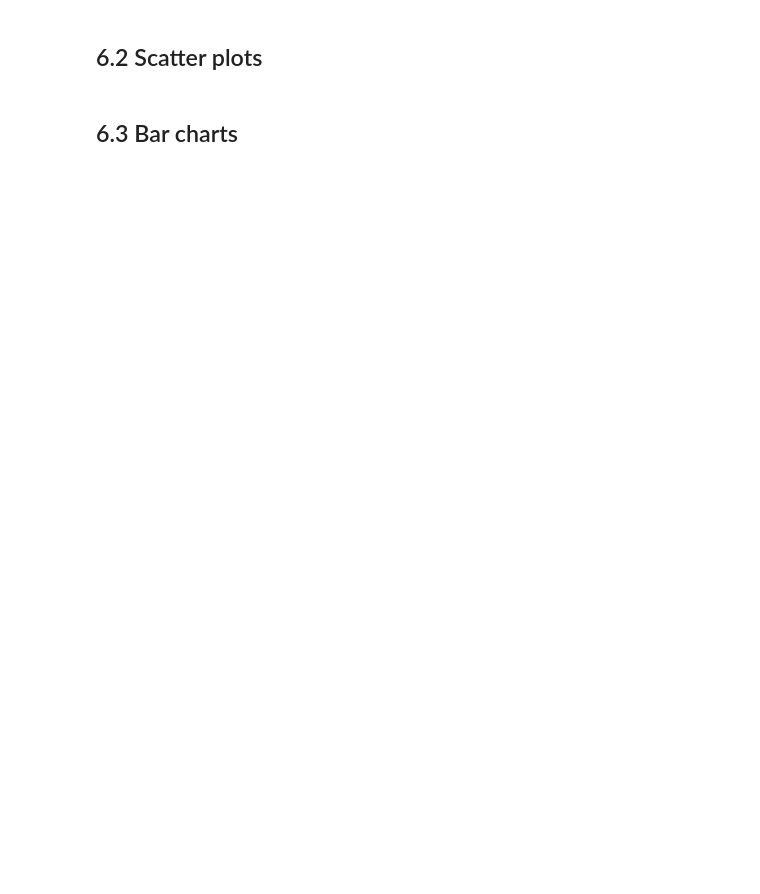
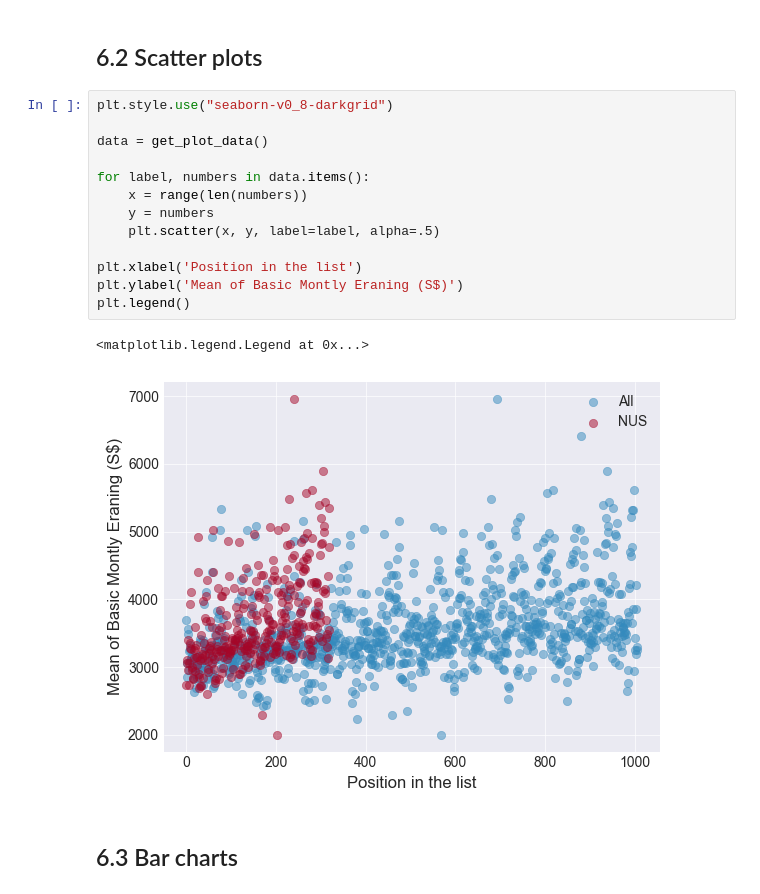
Before and after one commit to SPS-SP2273/learning-portfolio-joannejyyy, a Jupyter notebook: 7.1_plotting/plotting_(good).ipynb, the cells around one changed output. Cells and saved outputs as stored; diff of their text form; blank space fills up the shorter version.

```diff
--- a/7.1_plotting/plotting_(good).ipynb
+++ b/7.1_plotting/plotting_(good).ipynb
@@ -144,4 +204,20 @@ SyntaxError: invalid syntax. Maybe you meant '==' or ':=' instead of '='? (22620
 # %% [markdown]
 ## 6.2 Scatter plots
+# %%
+plt.style.use("seaborn-v0_8-darkgrid")
+
+data = get_plot_data()
+
+for label, numbers in data.items():
+    x = range(len(numbers))
+    y = numbers
+    plt.scatter(x, y, label=label, alpha=.5)
+
+plt.xlabel('Position in the list')
+plt.ylabel('Mean of Basic Montly Eraning (S$)')
+plt.legend()
+# %% [output]
+<matplotlib.legend.Legend at 0x...>
+[figure, added]
 # %% [markdown]
 ## 6.3 Bar charts
```
Also changed, not shown: parts of 10 cells of this notebook, 5 other files.
